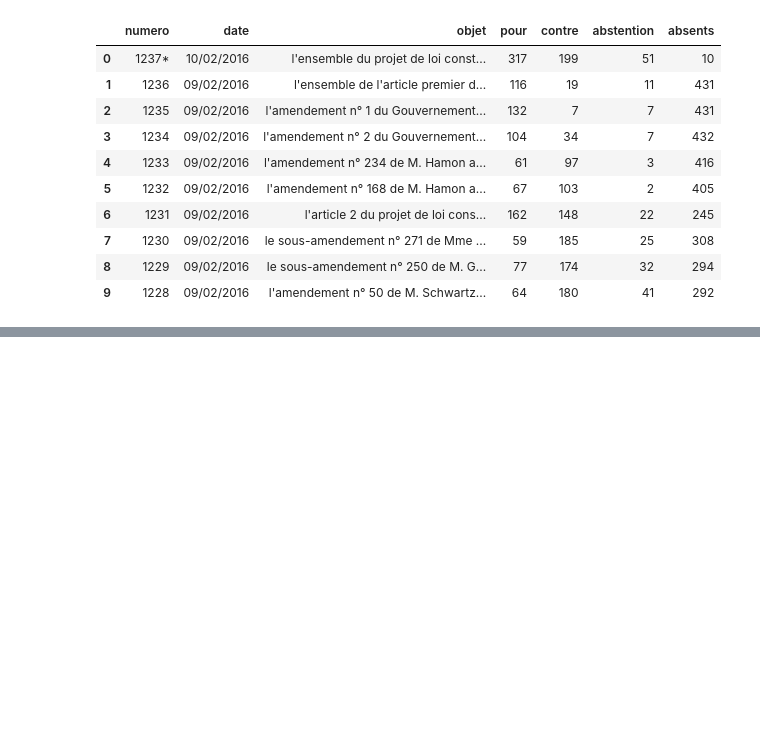
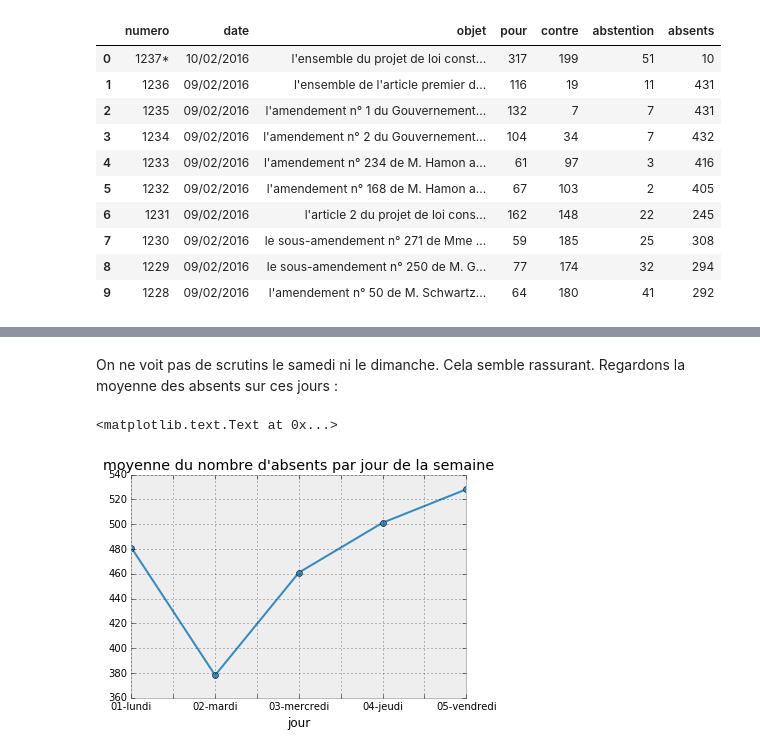
Before and after one commit to flothesof/posts, a Jupyter notebook: 20160215_ScrutinsAssemblee.ipynb, the cells around one changed output, grey strips where cells are left out. Drawn from its saved outputs; the diff is of its cells as text; code cells hidden in the pictures; blank space fills up the shorter version.

```diff
--- a/20160215_ScrutinsAssemblee.ipynb
+++ b/20160215_ScrutinsAssemblee.ipynb
@@ -123,0 +168,5 @@ df.head(10)
+# %%
+day_mapping = {0: '01-lundi', 1: '02-mardi', 2: '03-mercredi',
+               3:'04-jeudi', 4: '05-vendredi', 5: '06-samedi', 6: '07-dimanche'}
+# %%
+df['jour'] = [day_mapping[date.dayofweek] for date in df.date]
@@ -123,0 +199,8 @@ df.head(10)
+# %% [markdown]
+On ne voit pas de scrutins le samedi ni le dimanche. Cela semble rassurant. Regardons la moyenne des absents sur ces jours :
+# %%
+df.groupby('jour').mean()['absents'].plot(style='-o')
+plt.title("moyenne du nombre d'absents par jour de la semaine")
+# %% [output]
+<matplotlib.text.Text at 0x...>
+[figure, added]
```
Also changed, not shown: parts of 55 cells of this notebook.
